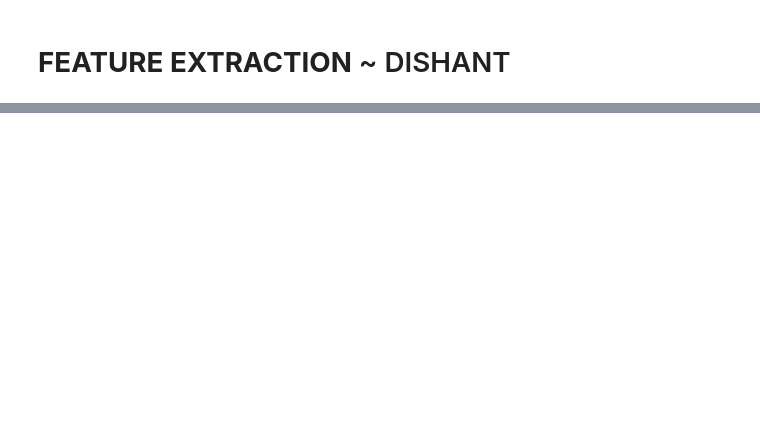
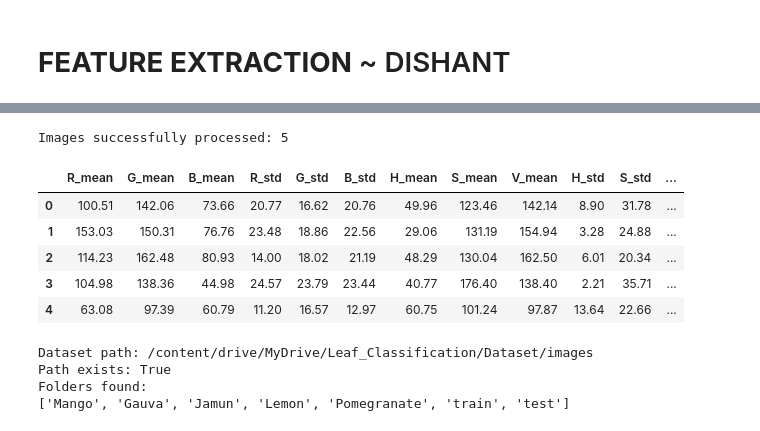
Before and after one commit to Sourabh-IISER/LEAF_CLASSIFICATION, a Jupyter notebook: notebooks/leaf_classification.ipynb, the cells around one changed output, grey strips where cells are left out. Saved outputs shown, nothing was run; the diff lists cells and outputs as text; code cells hidden in the pictures; blank space fills up the shorter version.

```diff
--- a/notebooks/leaf_classification.ipynb
+++ b/notebooks/leaf_classification.ipynb
@@ -808,0 +769,65 @@ FileNotFoundError: [Errno 2] No such file or directory: '/content/drive/MyDrive/
+# %%
+
+import cv2
+import os
+import pandas as pd
+
+train_path = os.path.join(project_dataset_path, "train")
+classes = ["Mango", "Guava", "Jamun", "Lemon", "Pomegranate"]
+
+test_results = []
+
+for class_name in classes:
+    class_folder = os.path.join(train_path, class_name)
+    image_files = sorted([
+        f for f in os.listdir(class_folder)
+        if f.lower().endswith((".jpg", ".jpeg", ".png", ".bmp"))
+    ])
+
+    image_path = os.path.join(class_folder, image_files[0])
+    image = cv2.imread(image_path)
+
+    if image is None:
+        print("Could not read:", image_path)
+        continue
+
+    # Resize before masking and feature extraction
+    image = cv2.resize(image, (256, 256))
+
+    mask = create_leaf_mask(image)
+
+    if cv2.countNonZero(mask) == 0:
+        print("Empty mask:", class_name)
+        continue
+
+    features = extract_color_features(image, mask)
+    features["Species"] = class_name
+    test_results.append(features)
+
+test_df = pd.DataFrame(test_results)
+
+print("Images successfully processed:", len(test_df))
+display(test_df.round(2))
+# %% [output]
+Images successfully processed: 5
+|  | R_mean | G_mean | B_mean | R_std | G_std | B_std | H_mean | S_mean | V_mean | H_std | S_std | ... |
+| 0 | 100.51 | 142.06 | 73.66 | 20.77 | 16.62 | 20.76 | 49.96 | 123.46 | 142.14 | 8.90 | 31.78 | ... |
+| 1 | 153.03 | 150.31 | 76.76 | 23.48 | 18.86 | 22.56 | 29.06 | 131.19 | 154.94 | 3.28 | 24.88 | ... |
+| 2 | 114.23 | 162.48 | 80.93 | 14.00 | 18.02 | 21.19 | 48.29 | 130.04 | 162.50 | 6.01 | 20.34 | ... |
+| 3 | 104.98 | 138.36 | 44.98 | 24.57 | 23.79 | 23.44 | 40.77 | 176.40 | 138.40 | 2.21 | 35.71 | ... |
+| 4 | 63.08 | 97.39 | 60.79 | 11.20 | 16.57 | 12.97 | 60.75 | 101.24 | 97.87 | 13.64 | 22.66 | ... |
+# %%
+import os
+
+project_dataset_path = "/content/drive/MyDrive/Leaf_Classification/Dataset/images"
+
+print("Dataset path:", project_dataset_path)
+print("Path exists:", os.path.exists(project_dataset_path))
+
+print("Folders found:")
+print(os.listdir(project_dataset_path))
+# %% [output]
+Dataset path: /content/drive/MyDrive/Leaf_Classification/Dataset/images
+Path exists: True
+Folders found:
+['Mango', 'Gauva', 'Jamun', 'Lemon', 'Pomegranate', 'train', 'test']
```
Also changed, not shown: parts of 11 cells of this notebook.
